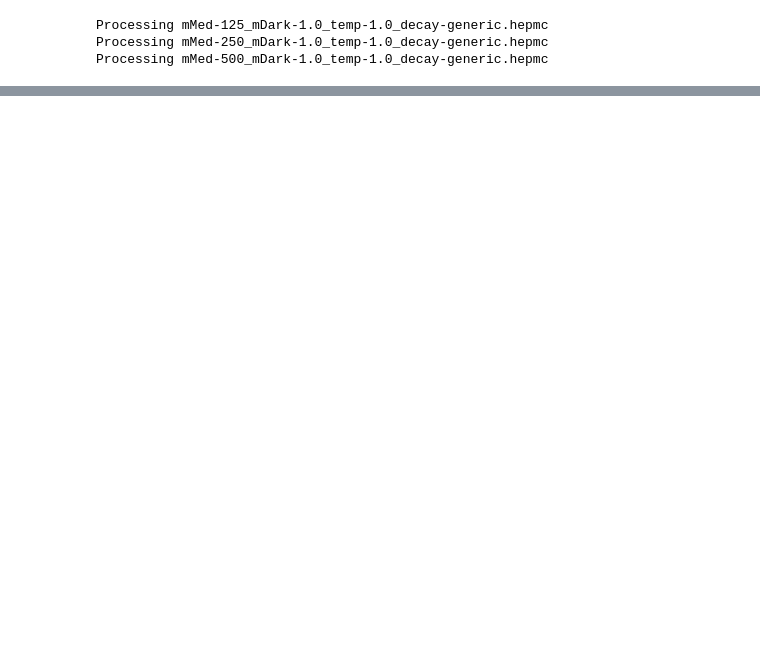
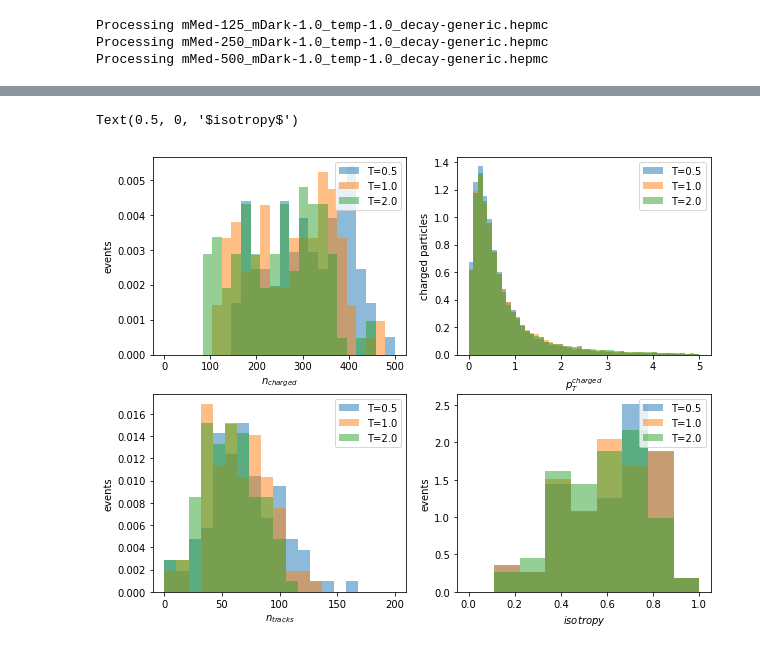
Before and after one commit to kdipetri/suepTutorial, a Jupyter notebook: tutorial.ipynb, the cells around one changed output, grey strips where cells are left out. Drawn from its saved outputs; the diff is of its cells as text; code cells hidden in the pictures; blank space fills up the shorter version.

```diff
--- a/tutorial.ipynb
+++ b/tutorial.ipynb
@@ -189,0 +180,4 @@ plt.show()
+# %%
+# setup instances of SUEP class
+suep125_temp05 = SUEP("mMed-125_mDark-1.0_temp-0.5_decay-generic.hepmc")
+suep125_temp20 = SUEP("mMed-125_mDark-1.0_temp-2.0_decay-generic.hepmc")
@@ -189,0 +192,46 @@ plt.show()
+# %%
+# now let's make more comparison plots
+import matplotlib.pyplot as plt
+import numpy as np
+
+# overlaying this time
+fig, axs = plt.subplots(2,2,sharey=False,figsize=(10,8))
+
+# nCharged particles
+bins = np.linspace(0,500,25)
+axs[0,0].hist(suep125_temp05.nCharged, bins, alpha=0.5, label='T=0.5', normed=1)
+axs[0,0].hist(suep125_temp10.nCharged, bins, alpha=0.5, label='T=1.0', normed=1)
+axs[0,0].hist(suep125_temp20.nCharged, bins, alpha=0.5, label='T=2.0', normed=1)
+axs[0,0].legend(loc='upper right')
+axs[0,0].set_ylabel("events")
+axs[0,0].set_xlabel("$n_{charged}$")
+
+# charged particle pT
+bins = np.linspace(0,5,50)
+axs[0,1].hist(suep125_temp05.chargedPt, bins, alpha=0.5, label='T=0.5', normed=1)
+axs[0,1].hist(suep125_temp10.chargedPt, bins, alpha=0.5, label='T=1.0', normed=1)
+axs[0,1].hist(suep125_temp20.chargedPt, bins, alpha=0.5, label='T=2.0', normed=1)
+axs[0,1].legend(loc='upper right')
+axs[0,1].set_ylabel("charged particles")
+axs[0,1].set_xlabel("$p_{T}^{charged}$")
+
+# nTracks with pT > 0.7 GeV
+bins = np.linspace(0,200,20)
+axs[1,0].hist(suep125_temp05.nTracks, bins, alpha=0.5, label='T=0.5', normed=1)
+axs[1,0].hist(suep125_temp10.nTracks, bins, alpha=0.5, label='T=1.0', normed=1)
+axs[1,0].hist(suep125_temp20.nTracks, bins, alpha=0.5, label='T=2.0', normed=1)
+axs[1,0].legend(loc='upper right')
+axs[1,0].set_ylabel("events")
+axs[1,0].set_xlabel("$n_{tracks}$")
+
+# isotropy from tracks in acceptance
+bins = np.linspace(0,1,10)
+axs[1,1].hist(suep125_temp05.isotropy, bins, alpha=0.5, label='T=0.5', normed=1)
+axs[1,1].hist(suep125_temp10.isotropy, bins, alpha=0.5, label='T=1.0', normed=1)
+axs[1,1].hist(suep125_temp20.isotropy, bins, alpha=0.5, label='T=2.0', normed=1)
+axs[1,1].legend(loc='upper right')
+axs[1,1].set_ylabel("events")
+axs[1,1].set_xlabel("$isotropy$")
+# %% [output]
+Text(0.5, 0, '$isotropy$')
+[figure, added]
```
Also changed, not shown: parts of 21 cells of this notebook, 1 other file.
